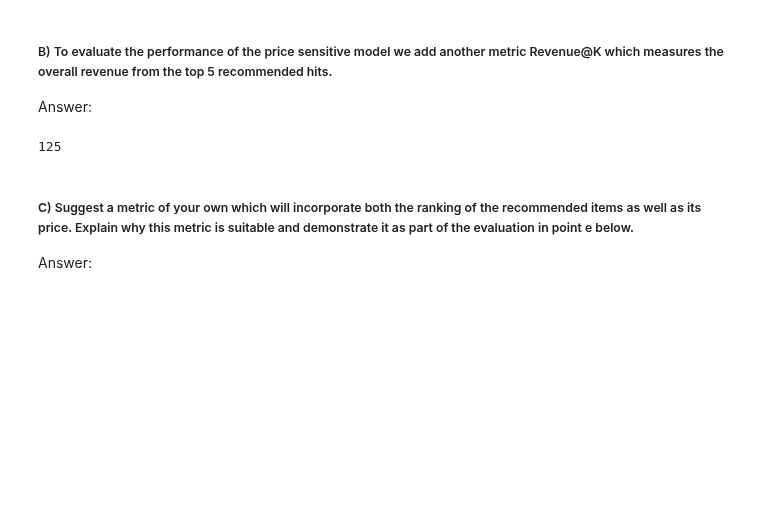
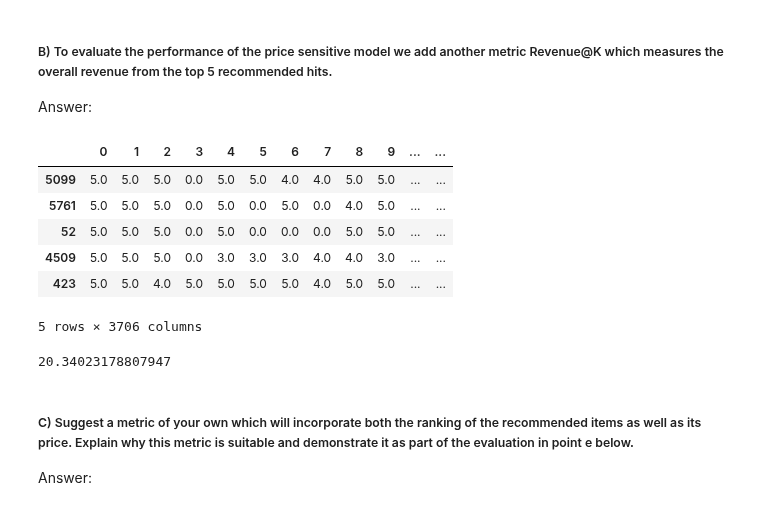
Before and after one commit to Nesher123/Recommendation-Systems, a Jupyter notebook: Project/Ofir.ipynb, the cells around one changed output. Drawn from its saved outputs; the diff is of its cells as text; code cells hidden in the pictures; blank space fills up the shorter version.

Commit message:
mean

```diff
--- a/Project/Ofir.ipynb
+++ b/Project/Ofir.ipynb
@@ -62,0 +88,34 @@ test_negative = pd.read_csv('./neural_collaborative_filtering/Data/ml-1m.test.ne
+# %%
+def build_ratings(df):
+    mapping_user, mapping_item = defaultdict(int), defaultdict(int)
+    counter_user, counter_item = 0, 0
+    user_index, item_index = 0, 0
+
+    n_users = df.user_id.unique().shape[0]
+    n_items = df.item_id.unique().shape[0]
+
+    ratings = np.zeros((n_users, n_items))
+
+    for idx, row in enumerate(df.itertuples()):
+        row_user_idx, row_item_idx, row_rating = row[1]-1, row[2]-1, row[3]
+
+        if row_user_idx not in mapping_user:
+            user_index = counter_user
+            mapping_user[row_user_idx] = user_index
+            counter_user += 1
+        else:
+            user_index = mapping_user[row_user_idx]
+
+        if row_item_idx not in mapping_item:
+            item_index = counter_item
+            mapping_item[row_item_idx] = item_index
+            counter_item += 1
+        else:
+            item_index = mapping_item[row_item_idx]
+
+        ratings[user_index, item_index] = row_rating
+
+    ic(ratings.shape)
+    return ratings
+# %%
+rating_train = build_ratings(df)
@@ -282,22 +354,40 @@ It doesn't look like we can deduce a behaviour of a specific distribution (like
 # %% [markdown]
 ##### B) To evaluate the performance of the price sensitive model we add another metric Revenue@K which measures the overall revenue from the top 5 recommended hits.
 Answer:
+# %%
+
+# for idx, row in enumerate(rating_train):
+#     print(row.shape)
+x = pd.DataFrame(rating_train)
+x.nlargest(5, columns=x.columns)
+# %% [output]
+|  | 0 | 1 | 2 | 3 | 4 | 5 | 6 | 7 | 8 | 9 | ... | ... |
+| 5099 | 5.0 | 5.0 | 5.0 | 0.0 | 5.0 | 5.0 | 4.0 | 4.0 | 5.0 | 5.0 | ... | ... |
+| 5761 | 5.0 | 5.0 | 5.0 | 0.0 | 5.0 | 0.0 | 5.0 | 0.0 | 4.0 | 5.0 | ... | ... |
+| 52 | 5.0 | 5.0 | 5.0 | 0.0 | 5.0 | 0.0 | 0.0 | 0.0 | 5.0 | 5.0 | ... | ... |
+| 4509 | 5.0 | 5.0 | 5.0 | 0.0 | 3.0 | 3.0 | 3.0 | 4.0 | 4.0 | 3.0 | ... | ... |
+| 423 | 5.0 | 5.0 | 4.0 | 5.0 | 5.0 | 5.0 | 5.0 | 4.0 | 5.0 | 5.0 | ... | ... |
+5 rows × 3706 columns
 # %%
-def revenue_at_K(df, column_name, K):
+import numpy as np
+
+
+def revenue_at_K(ratings, item_price, K=5):
     '''
     For each user: sum the prices of the top K recommended items which were rated as the revenue from the user
     Calculate the mean revenue from all users
     '''
-    result = df.nlargest(K, column_name)
-    result_sum = result.sum()
-    return result_sum[column_name]
+    row_sums = []
+    for row in ratings:
+        top_k_items = list(row.argsort()[-5:][::-1])
+        row_sums.append(sum(list(item_price[item_price.item.isin(top_k_items)].price)))
+    return np.mean(row_sums)
 
 
 # Calculate the mean revenue from all users
-
-print(revenue_at_K(item_price, 'price', 5))
+print(revenue_at_K(rating_train, item_price, 5))
 # %% [output]
-125
+20.34023178807947
 # %% [markdown]
 ##### C) Suggest a metric of your own which will incorporate both the ranking of the recommended items as well as its price. Explain why this metric is suitable and demonstrate it as part of the evaluation in point e below.
 Answer:
```
Also changed, not shown: parts of 6 cells of this notebook.
